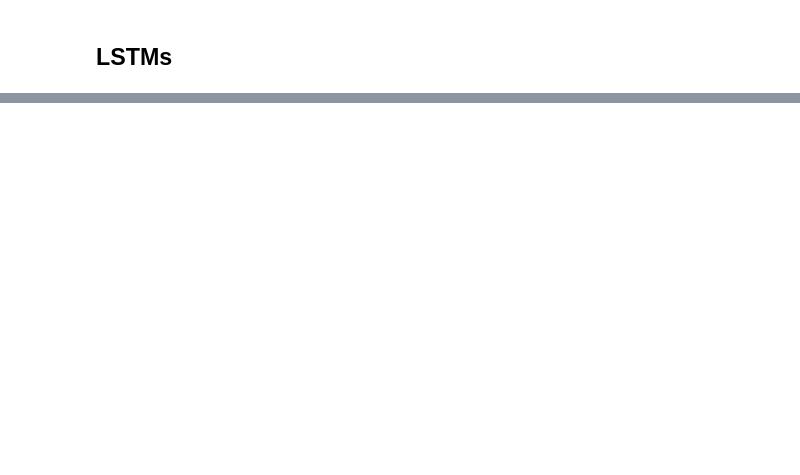
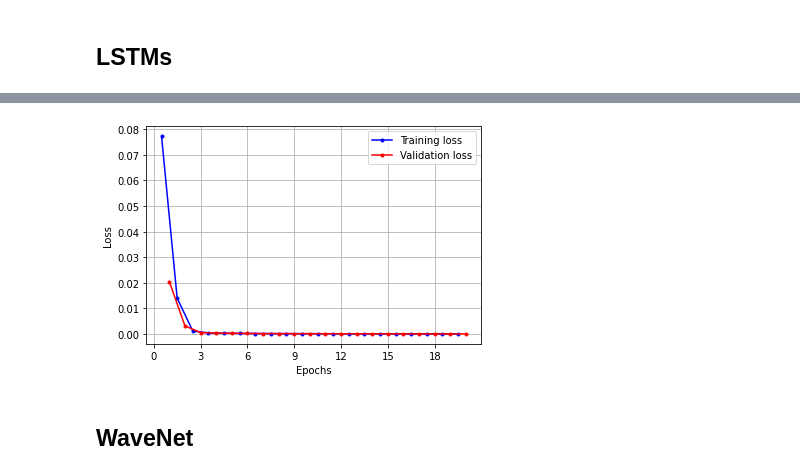
Before and after one commit to Shrey-Viradiya/HandsOnMachineLearning, a Jupyter notebook: Processing Sequences Using RNNs and CNNs.ipynb, the cells around one changed output, grey strips where cells are left out. Saved outputs shown, nothing was run; the diff lists cells and outputs as text; code cells hidden in the pictures; blank space fills up the shorter version.

```diff
--- a/Processing Sequences Using RNNs and CNNs.ipynb
+++ b/Processing Sequences Using RNNs and CNNs.ipynb
@@ -574,0 +656,14 @@ Epoch 20/20
+# %%
+np.random.seed(42)
+tf.random.set_seed(42)
+
+model = keras.models.Sequential([
+    keras.layers.Conv1D(filters=20, kernel_size=4, strides=2, padding="valid",
+                        input_shape=[None, 1]),
+    keras.layers.GRU(20, return_sequences=True),
+    keras.layers.GRU(20, return_sequences=True),
+    keras.layers.TimeDistributed(keras.layers.Dense(10))
+])
+
+model.compile(loss="mse", optimizer="adam", metrics=[last_time_step_mse])
+history = model.fit(X_train, Y_train[:, 3::2], epochs=20, validation_data=(X_valid, Y_valid[:, 3::2]))
@@ -574,0 +688,7 @@ Epoch 20/20
+# %%
+plot_learning_curves(history.history["loss"], history.history["val_loss"])
+plt.show()
+# %% [output]
+[figure, added]
+# %% [markdown]
+## WaveNet
```
Also changed, not shown: parts of 61 cells of this notebook.
